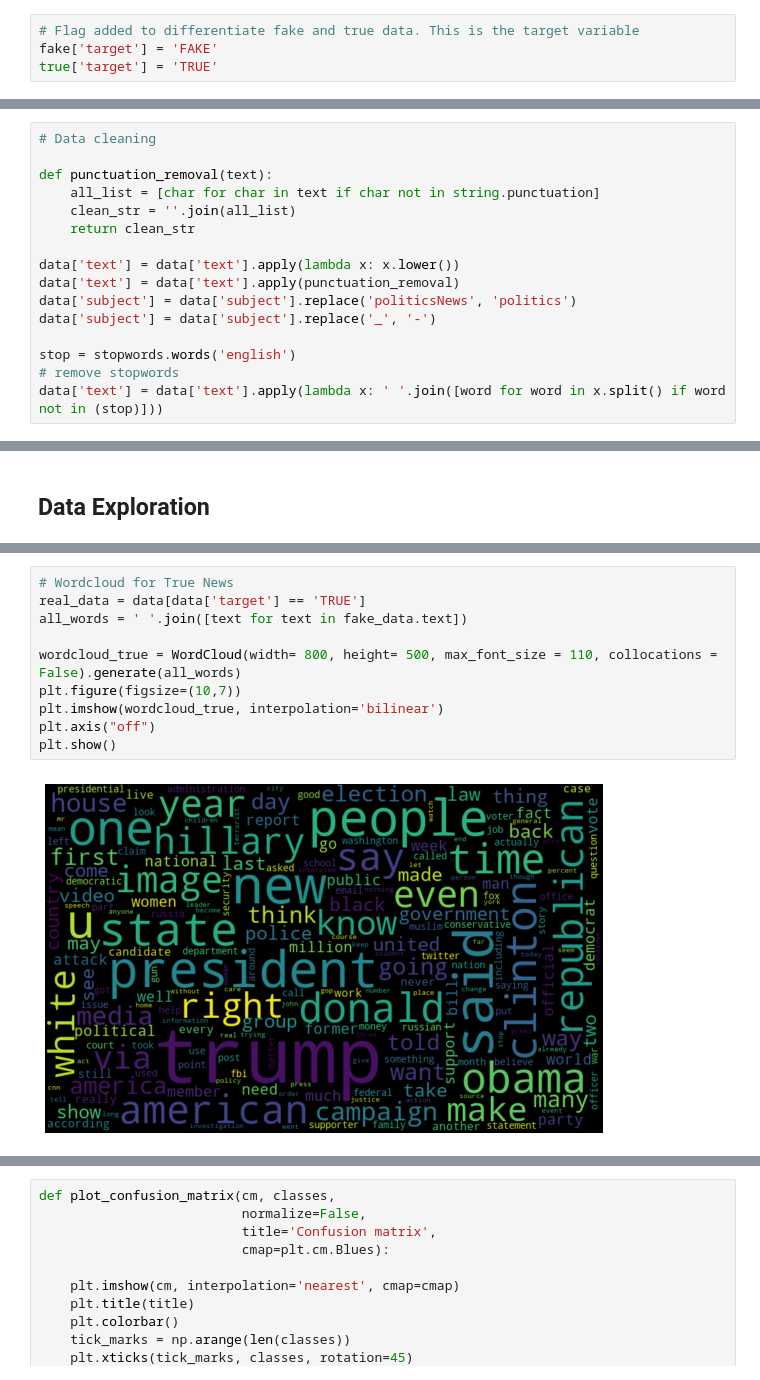
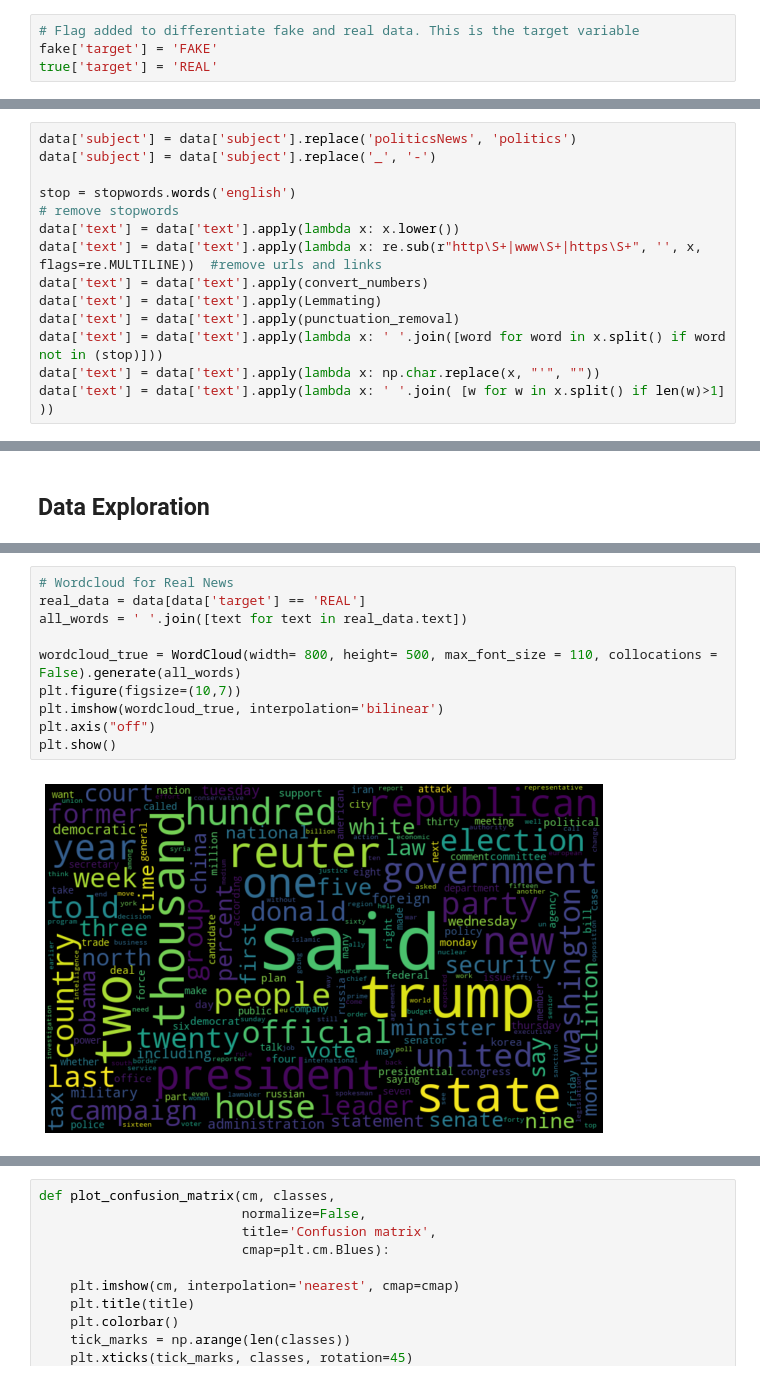
Before and after one commit to jeune/FakeNewsDetector, a Jupyter notebook: Fake News Detection.ipynb, the cells around one changed output, grey strips where cells are left out. Saved outputs shown, nothing was run; the diff lists cells and outputs as text.

```diff
--- a/Fake News Detection.ipynb
+++ b/Fake News Detection.ipynb
@@ -49,9 +61,9 @@ if os.path.isfile(True_data_file_name):
 else:
     print ("Error: True.csv does not exist in ", folder)
 # %%
-# Flag added to differentiate fake and true data. This is the target variable
+# Flag added to differentiate fake and real data. This is the target variable
 fake['target'] = 'FAKE'
-true['target'] = 'TRUE'
+true['target'] = 'REAL'
 # %%
 data = pd.concat([fake, true]).reset_index(drop = True)
 
@@ -63,19 +117,17 @@ data = data.reset_index(drop = True)
 # %%
-# Data cleaning
-
-def punctuation_removal(text):
-    all_list = [char for char in text if char not in string.punctuation]
-    clean_str = ''.join(all_list)
-    return clean_str
-
-data['text'] = data['text'].apply(lambda x: x.lower())
-data['text'] = data['text'].apply(punctuation_removal)
 data['subject'] = data['subject'].replace('politicsNews', 'politics')
 data['subject'] = data['subject'].replace('_', '-')
 
 stop = stopwords.words('english')
 # remove stopwords
+data['text'] = data['text'].apply(lambda x: x.lower())
+data['text'] = data['text'].apply(lambda x: re.sub(r"http\S+|www\S+|https\S+", '', x, flags=re.MULTILINE))  #remove urls and links
+data['text'] = data['text'].apply(convert_numbers)
+data['text'] = data['text'].apply(Lemmating)
+data['text'] = data['text'].apply(punctuation_removal)
 data['text'] = data['text'].apply(lambda x: ' '.join([word for word in x.split() if word not in (stop)]))
+data['text'] = data['text'].apply(lambda x: np.char.replace(x, "'", ""))
+data['text'] = data['text'].apply(lambda x: ' '.join( [w for w in x.split() if len(w)>1] ))
 # %%
 data['date'] = data['date'].str.replace('Jan ', 'January ')
 data['date'] = data['date'].str.replace('Feb ', 'February ')
@@ -154,15 +246,15 @@ plt.show()
 # %%
-# Wordcloud for True News
-real_data = data[data['target'] == 'TRUE']
-all_words = ' '.join([text for text in fake_data.text])
+# Wordcloud for Real News
+real_data = data[data['target'] == 'REAL']
+all_words = ' '.join([text for text in real_data.text])
 
 wordcloud_true = WordCloud(width= 800, height= 500, max_font_size = 110, collocations = False).generate(all_words)
 plt.figure(figsize=(10,7))
 plt.imshow(wordcloud_true, interpolation='bilinear')
 plt.axis("off")
 plt.show()
 # %% [output]
-[figure, old version]
+[figure, new version]
 # %%
 token_space = tokenize.WhitespaceTokenizer()
 def counter(text, column_text, quantity, category):
```
Also changed, not shown: parts of 44 cells of this notebook.
